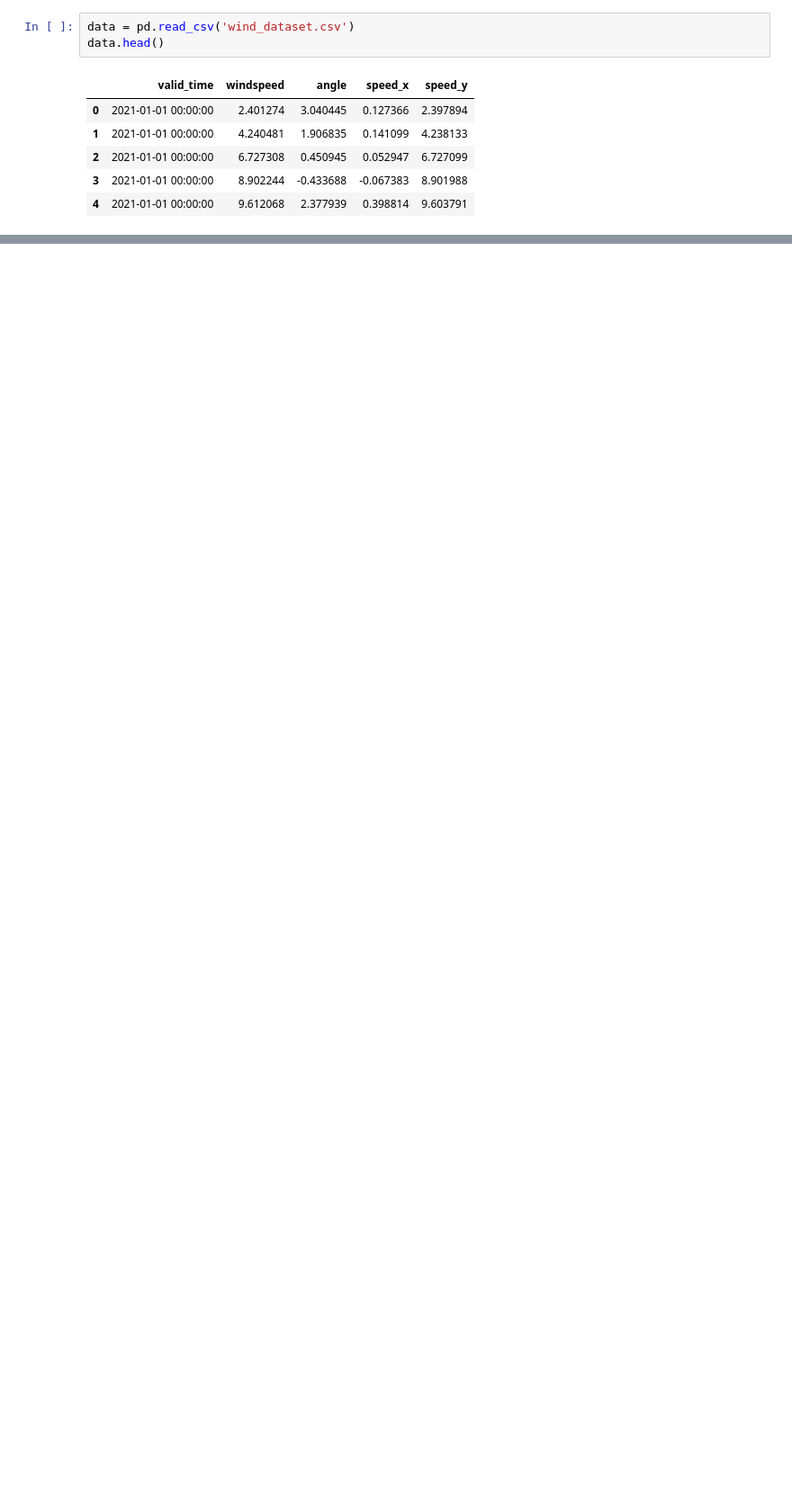
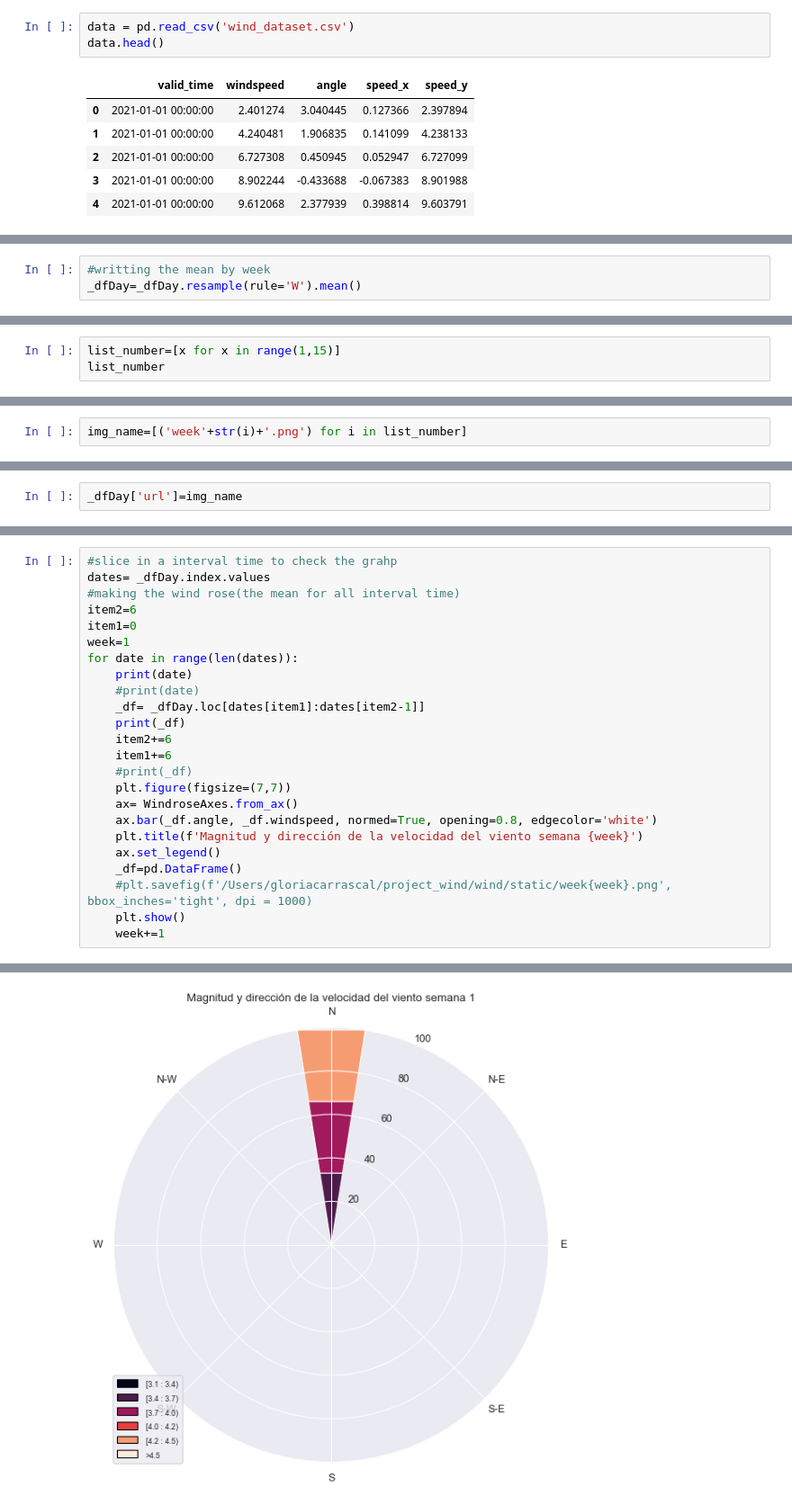
Before and after one commit to glohalo/wind_project, a Jupyter notebook: wind_project.ipynb, the cells around one changed output, grey strips where cells are left out. Shown at 90% size. Cells and saved outputs as stored; diff of their text form; blank space fills up the shorter version.

```diff
--- a/wind_project.ipynb
+++ b/wind_project.ipynb
@@ -128,0 +172,3 @@ data.head()
+# %%
+#writting the mean by week
+_dfDay=_dfDay.resample(rule='W').mean()
@@ -128,0 +179,3 @@ data.head()
+# %%
+list_number=[x for x in range(1,15)]
+list_number
@@ -128,0 +184,2 @@ data.head()
+# %%
+img_name=[('week'+str(i)+'.png') for i in list_number]
@@ -128,0 +203,2 @@ data.head()
+# %%
+_dfDay['url']=img_name
@@ -128,0 +217,25 @@ data.head()
+# %%
+#slice in a interval time to check the grahp
+dates= _dfDay.index.values
+#making the wind rose(the mean for all interval time)
+item2=6
+item1=0
+week=1
+for date in range(len(dates)):
+    print(date)
+    #print(date)
+    _df= _dfDay.loc[dates[item1]:dates[item2-1]]
+    print(_df)
+    item2+=6
+    item1+=6
+    #print(_df)
+    plt.figure(figsize=(7,7))
+    ax= WindroseAxes.from_ax()
+    ax.bar(_df.angle, _df.windspeed, normed=True, opening=0.8, edgecolor='white')
+    plt.title(f'Magnitud y dirección de la velocidad del viento semana {week}')
+    ax.set_legend()
+    _df=pd.DataFrame()
+    #plt.savefig(f'/Users/gloriacarrascal/project_wind/wind/static/week{week}.png', bbox_inches='tight', dpi = 1000)
+    plt.show()
+    week+=1
+# %% [output]
@@ -128,0 +252 @@ data.head()
+[figure, added]
```
Also changed, not shown: parts of 56 cells of this notebook, 23 other files.
